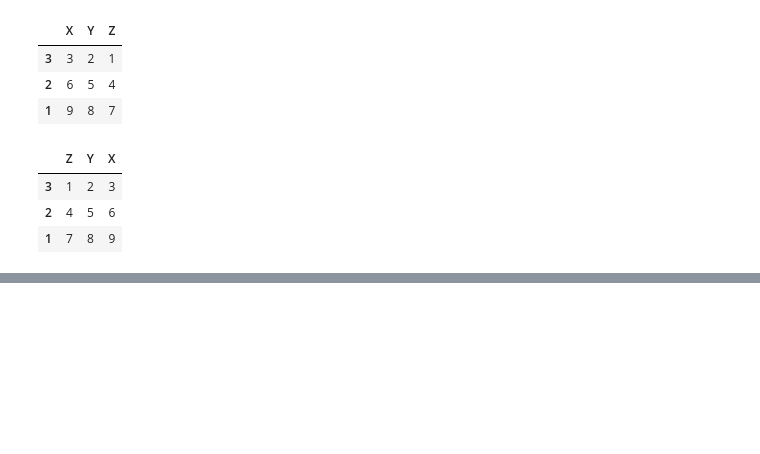
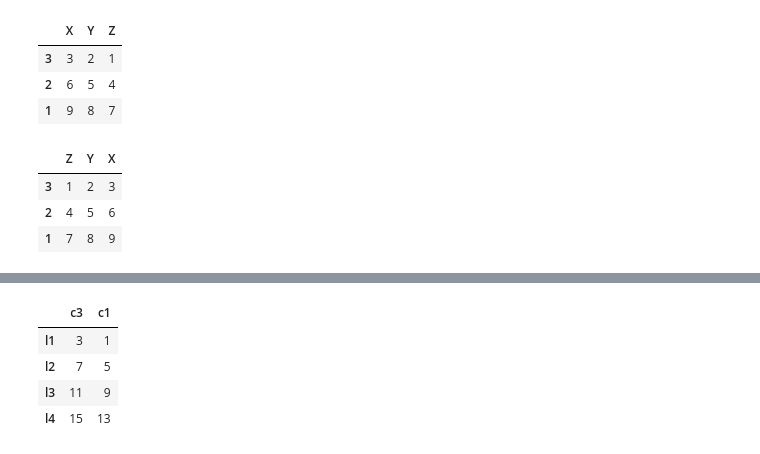
Before and after one commit to nsfoliveira/Python, a Jupyter notebook: ALURA_F_Python/F_PythonDS_03/extras/aula_extra.ipynb, the cells around one changed output, grey strips where cells are left out. Saved outputs shown, nothing was run; the diff lists cells and outputs as text; code cells hidden in the pictures; blank space fills up the shorter version.

```diff
--- a/ALURA_F_Python/F_PythonDS_03/extras/aula_extra.ipynb
+++ b/ALURA_F_Python/F_PythonDS_03/extras/aula_extra.ipynb
@@ -366,0 +391,8 @@ df
+# %%
+df[['c3', 'c1']]
+# %% [output]
+|  | c3 | c1 |
+| l1 | 3 | 1 |
+| l2 | 7 | 5 |
+| l3 | 11 | 9 |
+| l4 | 15 | 13 |
```
Also changed, not shown: parts of 14 cells of this notebook, 1 other file.
